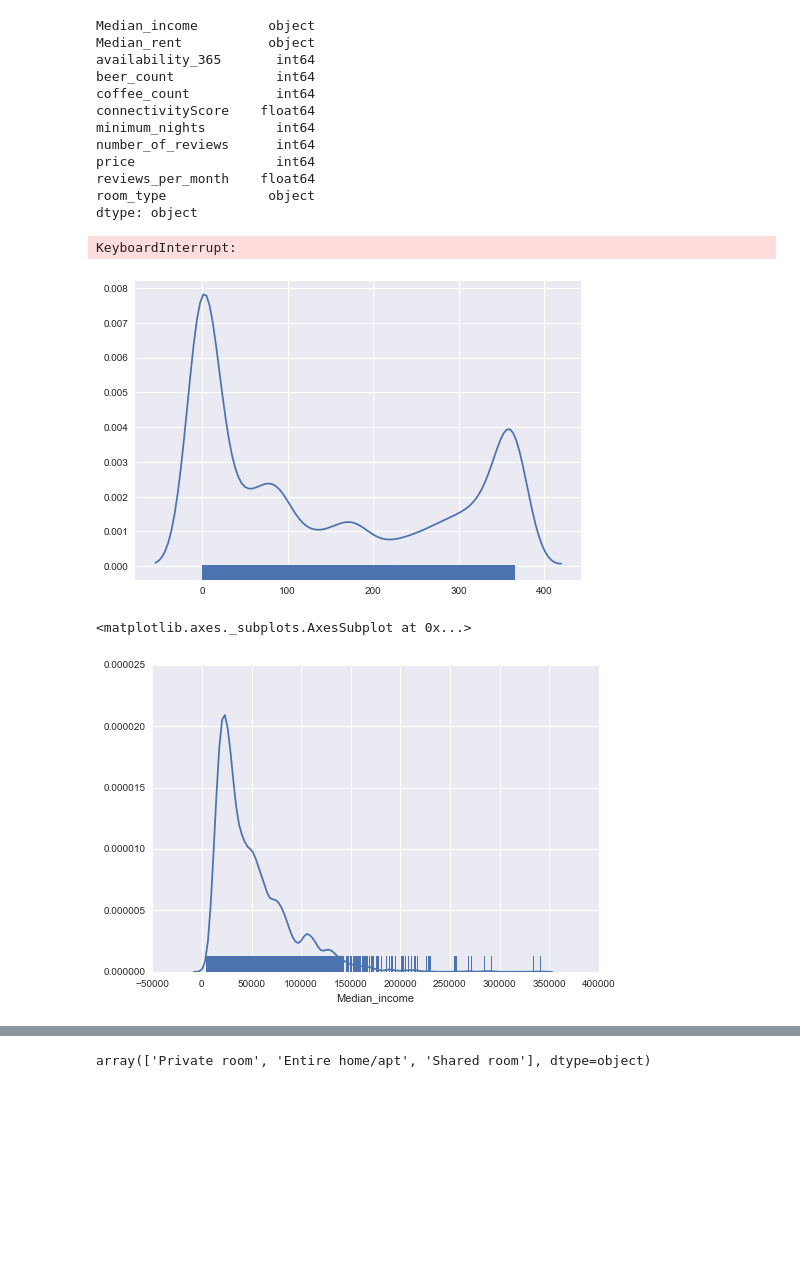
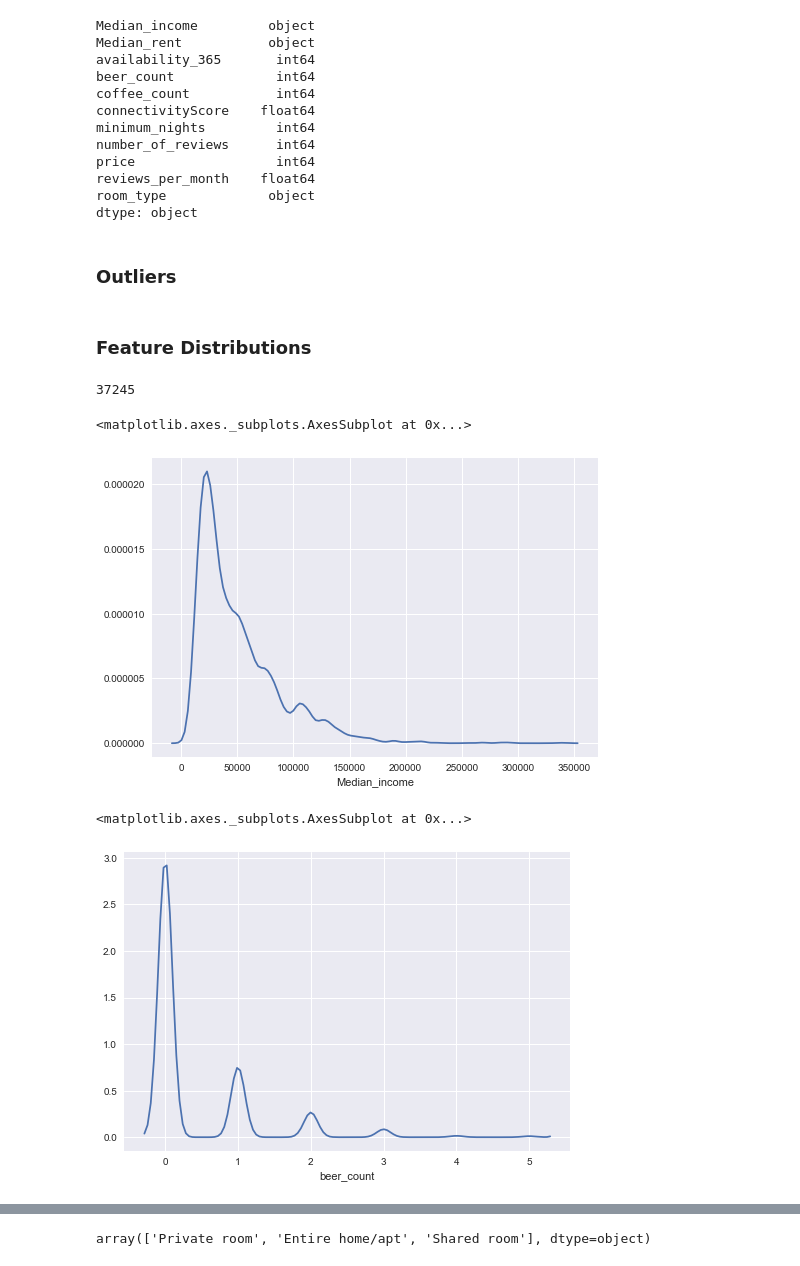
Before and after one commit to fernandomelchor/Airbnb_Project, a Jupyter notebook: jp-Classifying Listings.ipynb, the cells around one changed output, grey strips where cells are left out. Drawn from its saved outputs; the diff is of its cells as text; code cells hidden in the pictures; blank space fills up the shorter version.

```diff
--- a/jp-Classifying Listings.ipynb
+++ b/jp-Classifying Listings.ipynb
@@ -104,14 +101,26 @@ dtype: object
 # %%
 listings.Median_income = pd.to_numeric(listings.Median_income, errors='coerce')
 listings.Median_rent = pd.to_numeric(listings.Median_rent, errors='coerce')
+# %% [markdown]
+### Outliers
+# %%
+listings = listings[listings.minimum_nights <= 7]
+# %%
+listings = listings[listings.price <= 500]
+# %% [markdown]
+### Feature Distributions
+# %%
+len(listings)
+# %% [output]
+37245
 # %%
-sns.distplot(listings.availability_365, hist=False, rug=True)
+sns.distplot(listings.Median_income, hist=False)
 # %% [output]
-KeyboardInterrupt:
+<matplotlib.axes._subplots.AxesSubplot at 0x...>
-[figure, old version]
+[figure, new version]
 # %%
-sns.distplot(listings.Median_income, hist=False, rug=True)
+sns.distplot(listings.beer_count, hist=False)
 # %% [output]
 <matplotlib.axes._subplots.AxesSubplot at 0x...>
-[figure, old version]
+[figure, new version]
 # %%
```
Also changed, not shown: parts of 47 cells of this notebook, 1 other file.
